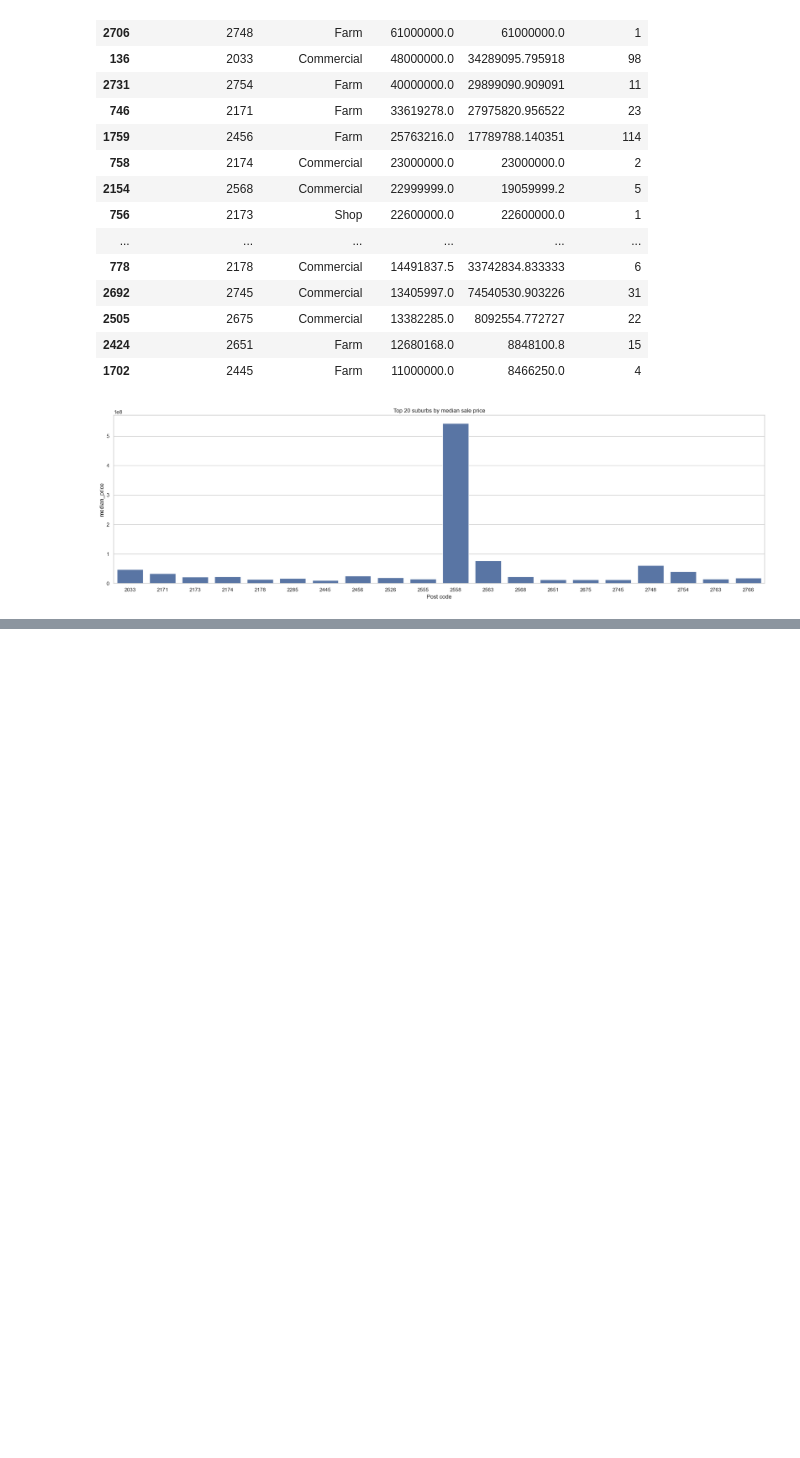
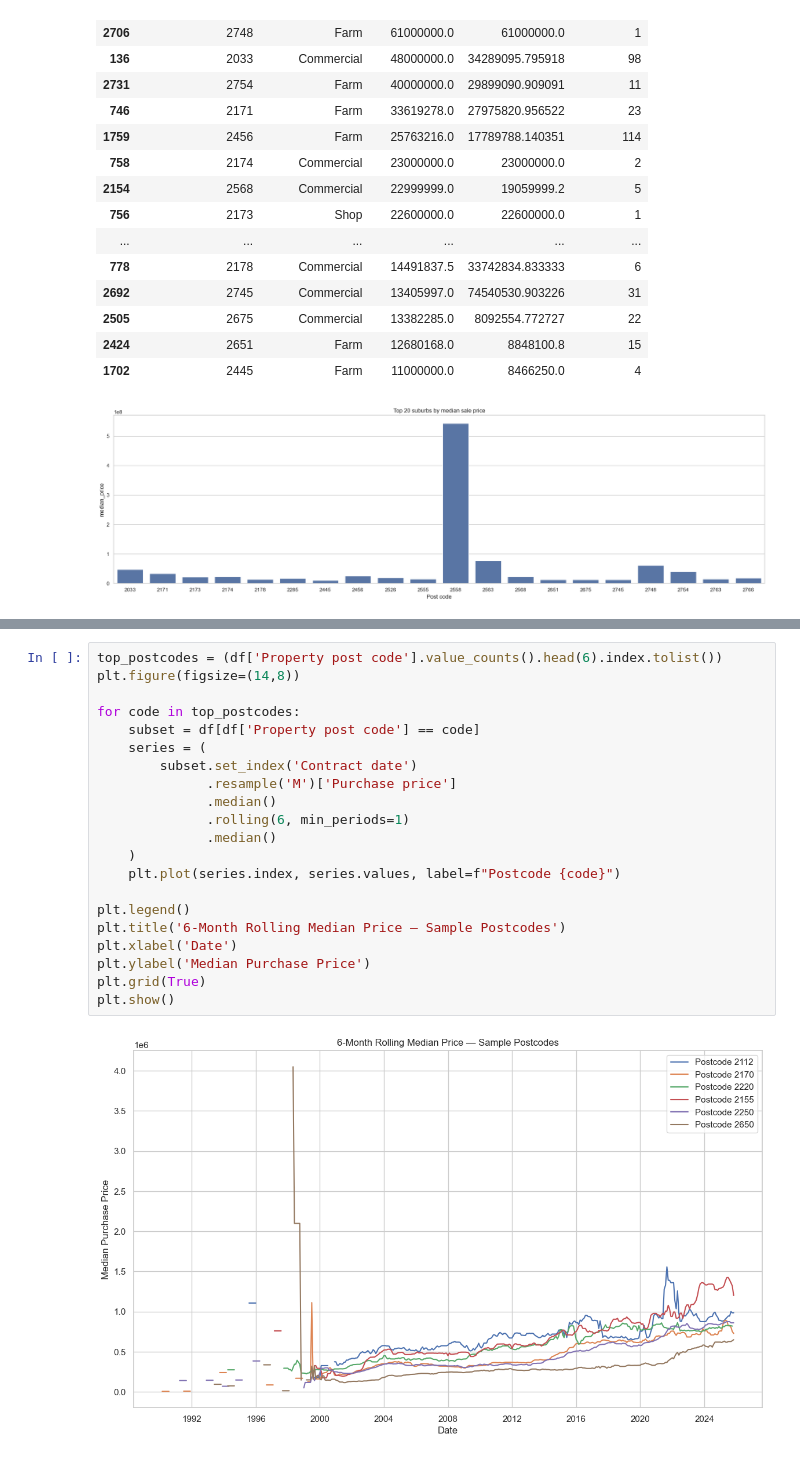
Before and after one commit to sebb304/PropertyAnalysis, a Jupyter notebook: analysis/analysis.ipynb, the cells around one changed output, grey strips where cells are left out. Saved outputs shown, nothing was run; the diff lists cells and outputs as text; blank space fills up the shorter version.

```diff
--- a/analysis/analysis.ipynb
+++ b/analysis/analysis.ipynb
@@ -192,0 +209,23 @@ top_median
+# %%
+top_postcodes = (df['Property post code'].value_counts().head(6).index.tolist())
+plt.figure(figsize=(14,8))
+
+for code in top_postcodes:
+    subset = df[df['Property post code'] == code]
+    series = (
+        subset.set_index('Contract date')
+              .resample('M')['Purchase price']
+              .median()
+              .rolling(6, min_periods=1)
+              .median()
+    )
+    plt.plot(series.index, series.values, label=f"Postcode {code}")
+
+plt.legend()
+plt.title('6-Month Rolling Median Price — Sample Postcodes')
+plt.xlabel('Date')
+plt.ylabel('Median Purchase Price')
+plt.grid(True)
+plt.show()
+# %% [output]
+[figure, added]
```
Also changed, not shown: parts of 1 cell of this notebook, 1 other file.
